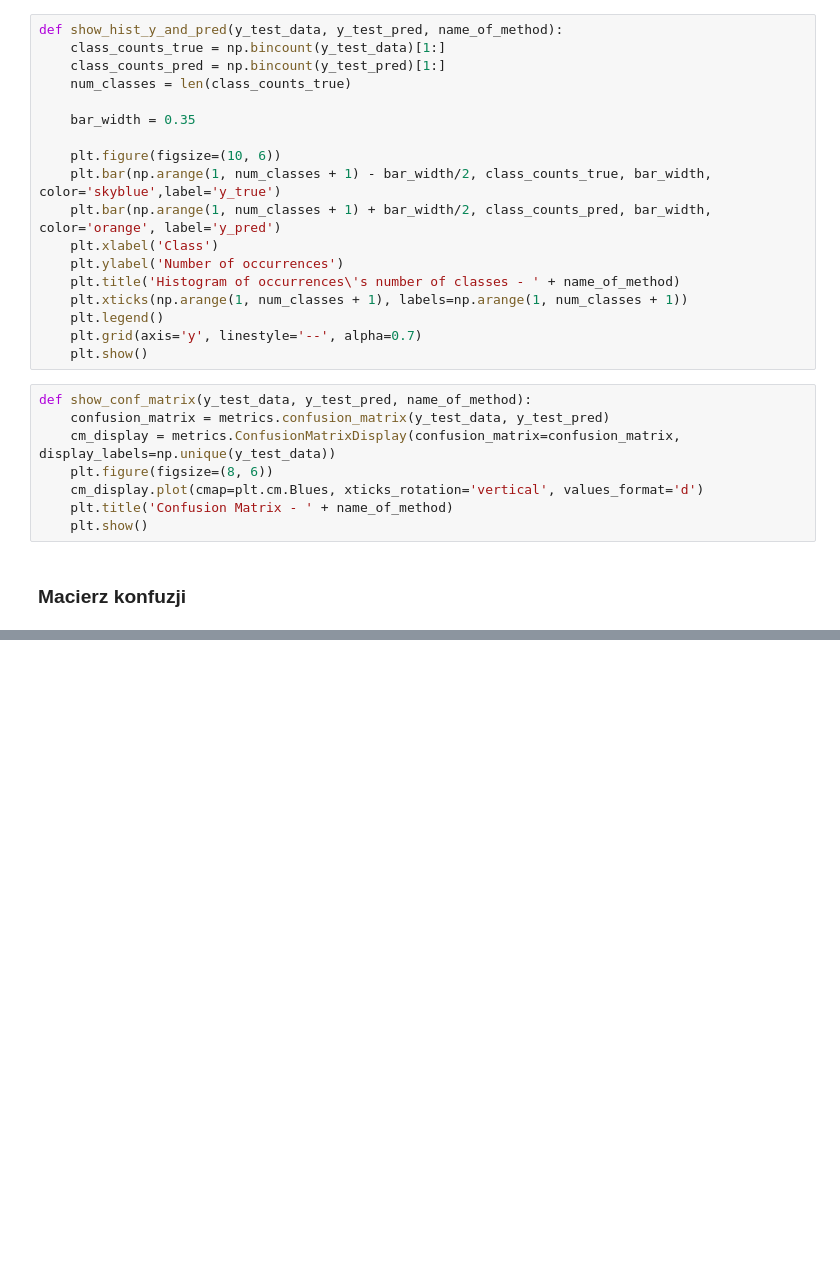
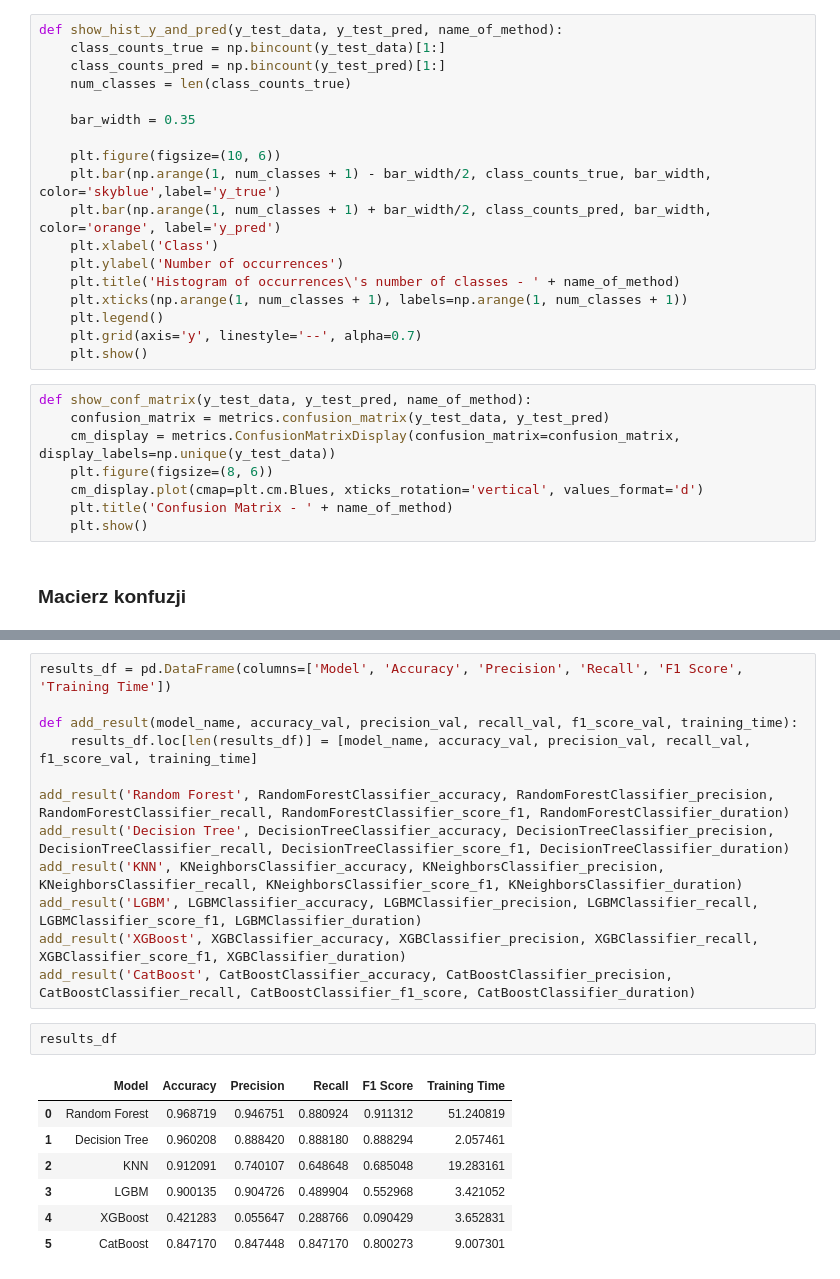
Before and after one commit to 3ldad/MOW2_Proj1, a Jupyter notebook: Analizy.ipynb, the cells around one changed output, grey strips where cells are left out. Cells and saved outputs as stored; diff of their text form; blank space fills up the shorter version.

```diff
--- a/Analizy.ipynb
+++ b/Analizy.ipynb
@@ -734,0 +1005,22 @@ show_conf_matrix(y_test_data, XGBClassifier_predictions + 1, "XGBClassifier")
+# %%
+results_df = pd.DataFrame(columns=['Model', 'Accuracy', 'Precision', 'Recall', 'F1 Score', 'Training Time'])
+
+def add_result(model_name, accuracy_val, precision_val, recall_val, f1_score_val, training_time):
+    results_df.loc[len(results_df)] = [model_name, accuracy_val, precision_val, recall_val, f1_score_val, training_time]
+
+add_result('Random Forest', RandomForestClassifier_accuracy, RandomForestClassifier_precision, RandomForestClassifier_recall, RandomForestClassifier_score_f1, RandomForestClassifier_duration)
+add_result('Decision Tree', DecisionTreeClassifier_accuracy, DecisionTreeClassifier_precision, DecisionTreeClassifier_recall, DecisionTreeClassifier_score_f1, DecisionTreeClassifier_duration)
+add_result('KNN', KNeighborsClassifier_accuracy, KNeighborsClassifier_precision, KNeighborsClassifier_recall, KNeighborsClassifier_score_f1, KNeighborsClassifier_duration)
+add_result('LGBM', LGBMClassifier_accuracy, LGBMClassifier_precision, LGBMClassifier_recall, LGBMClassifier_score_f1, LGBMClassifier_duration)
+add_result('XGBoost', XGBClassifier_accuracy, XGBClassifier_precision, XGBClassifier_recall, XGBClassifier_score_f1, XGBClassifier_duration)
+add_result('CatBoost', CatBoostClassifier_accuracy, CatBoostClassifier_precision, CatBoostClassifier_recall, CatBoostClassifier_f1_score, CatBoostClassifier_duration)
+# %%
+results_df
+# %% [output]
+|  | Model | Accuracy | Precision | Recall | F1 Score | Training Time |
+| 0 | Random Forest | 0.968719 | 0.946751 | 0.880924 | 0.911312 | 51.240819 |
+| 1 | Decision Tree | 0.960208 | 0.888420 | 0.888180 | 0.888294 | 2.057461 |
+| 2 | KNN | 0.912091 | 0.740107 | 0.648648 | 0.685048 | 19.283161 |
+| 3 | LGBM | 0.900135 | 0.904726 | 0.489904 | 0.552968 | 3.421052 |
+| 4 | XGBoost | 0.421283 | 0.055647 | 0.288766 | 0.090429 | 3.652831 |
+| 5 | CatBoost | 0.847170 | 0.847448 | 0.847170 | 0.800273 | 9.007301 |
```
Also changed, not shown: parts of 43 cells of this notebook, 1 other file.
